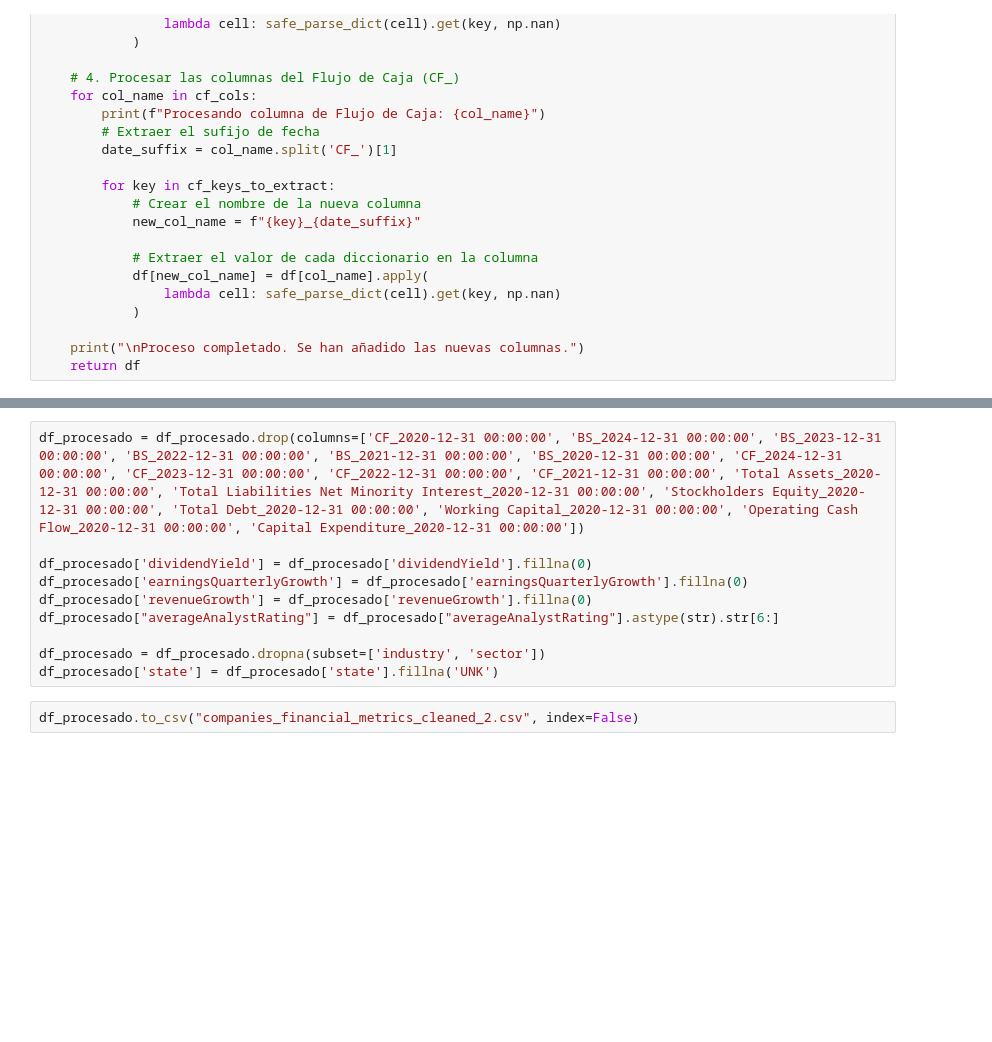
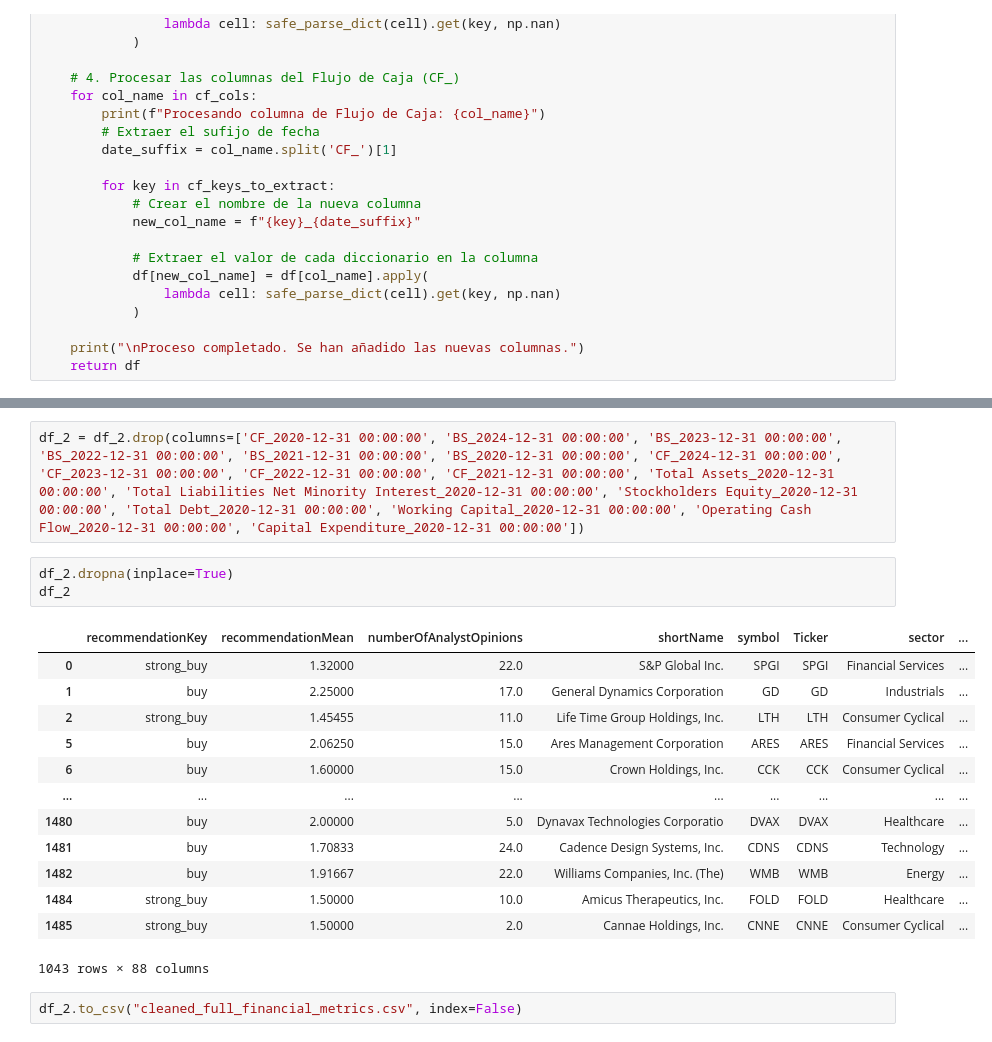
Before and after one commit to SergioBeamonte/Machine-Learning, a Jupyter notebook: clean_data.ipynb, the cells around one changed output, grey strips where cells are left out. Saved outputs shown, nothing was run; the diff lists cells and outputs as text; blank space fills up the shorter version.

```diff
--- a/clean_data.ipynb
+++ b/clean_data.ipynb
@@ -313,12 +438,21 @@ relevant_columns = [
+# %%
+df_2 = df_2.drop(columns=['CF_2020-12-31 00:00:00', 'BS_2024-12-31 00:00:00', 'BS_2023-12-31 00:00:00', 'BS_2022-12-31 00:00:00', 'BS_2021-12-31 00:00:00', 'BS_2020-12-31 00:00:00', 'CF_2024-12-31 00:00:00', 'CF_2023-12-31 00:00:00', 'CF_2022-12-31 00:00:00', 'CF_2021-12-31 00:00:00', 'Total Assets_2020-12-31 00:00:00', 'Total Liabilities Net Minority Interest_2020-12-31 00:00:00', 'Stockholders Equity_2020-12-31 00:00:00', 'Total Debt_2020-12-31 00:00:00', 'Working Capital_2020-12-31 00:00:00', 'Operating Cash Flow_2020-12-31 00:00:00', 'Capital Expenditure_2020-12-31 00:00:00'])
 # %%
-df_procesado = df_procesado.drop(columns=['CF_2020-12-31 00:00:00', 'BS_2024-12-31 00:00:00', 'BS_2023-12-31 00:00:00', 'BS_2022-12-31 00:00:00', 'BS_2021-12-31 00:00:00', 'BS_2020-12-31 00:00:00', 'CF_2024-12-31 00:00:00', 'CF_2023-12-31 00:00:00', 'CF_2022-12-31 00:00:00', 'CF_2021-12-31 00:00:00', 'Total Assets_2020-12-31 00:00:00', 'Total Liabilities Net Minority Interest_2020-12-31 00:00:00', 'Stockholders Equity_2020-12-31 00:00:00', 'Total Debt_2020-12-31 00:00:00', 'Working Capital_2020-12-31 00:00:00', 'Operating Cash Flow_2020-12-31 00:00:00', 'Capital Expenditure_2020-12-31 00:00:00'])
-
-df_procesado['dividendYield'] = df_procesado['dividendYield'].fillna(0)
-df_procesado['earningsQuarterlyGrowth'] = df_procesado['earningsQuarterlyGrowth'].fillna(0)
-df_procesado['revenueGrowth'] = df_procesado['revenueGrowth'].fillna(0)
-df_procesado["averageAnalystRating"] = df_procesado["averageAnalystRating"].astype(str).str[6:]
-
-df_procesado = df_procesado.dropna(subset=['industry', 'sector'])
-df_procesado['state'] = df_procesado['state'].fillna('UNK')
+df_2.dropna(inplace=True)
+df_2
+# %% [output]
+|  | recommendationKey | recommendationMean | numberOfAnalystOpinions | shortName | symbol | Ticker | sector | ... |
+| 0 | strong_buy | 1.32000 | 22.0 | S&P Global Inc. | SPGI | SPGI | Financial Services | ... |
+| 1 | buy | 2.25000 | 17.0 | General Dynamics Corporation | GD | GD | Industrials | ... |
+| 2 | strong_buy | 1.45455 | 11.0 | Life Time Group Holdings, Inc. | LTH | LTH | Consumer Cyclical | ... |
+| 5 | buy | 2.06250 | 15.0 | Ares Management Corporation | ARES | ARES | Financial Services | ... |
+| 6 | buy | 1.60000 | 15.0 | Crown Holdings, Inc. | CCK | CCK | Consumer Cyclical | ... |
+| ... | ... | ... | ... | ... | ... | ... | ... | ... |
+| 1480 | buy | 2.00000 | 5.0 | Dynavax Technologies Corporatio | DVAX | DVAX | Healthcare | ... |
+| 1481 | buy | 1.70833 | 24.0 | Cadence Design Systems, Inc. | CDNS | CDNS | Technology | ... |
+| 1482 | buy | 1.91667 | 22.0 | Williams Companies, Inc. (The) | WMB | WMB | Energy | ... |
+| 1484 | strong_buy | 1.50000 | 10.0 | Amicus Therapeutics, Inc. | FOLD | FOLD | Healthcare | ... |
+| 1485 | strong_buy | 1.50000 | 2.0 | Cannae Holdings, Inc. | CNNE | CNNE | Consumer Cyclical | ... |
+1043 rows × 88 columns
 # %%
-df_procesado.to_csv("companies_financial_metrics_cleaned_2.csv", index=False)
+df_2.to_csv("cleaned_full_financial_metrics.csv", index=False)
```
Also changed, not shown: parts of 20 cells of this notebook, 5 other files.
